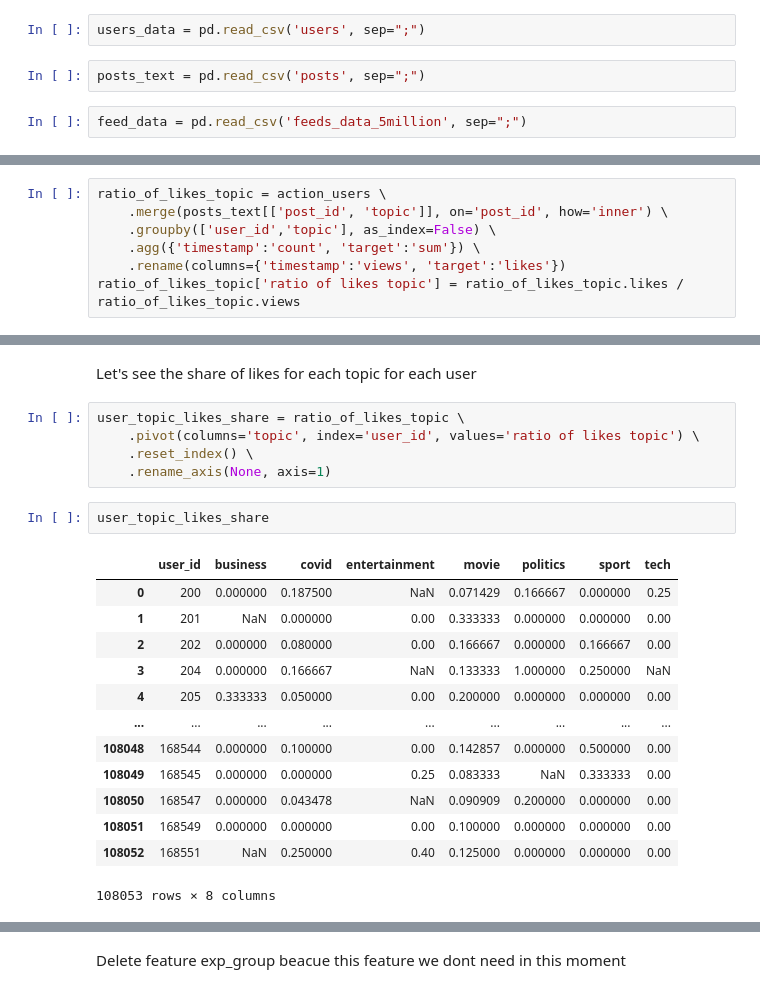
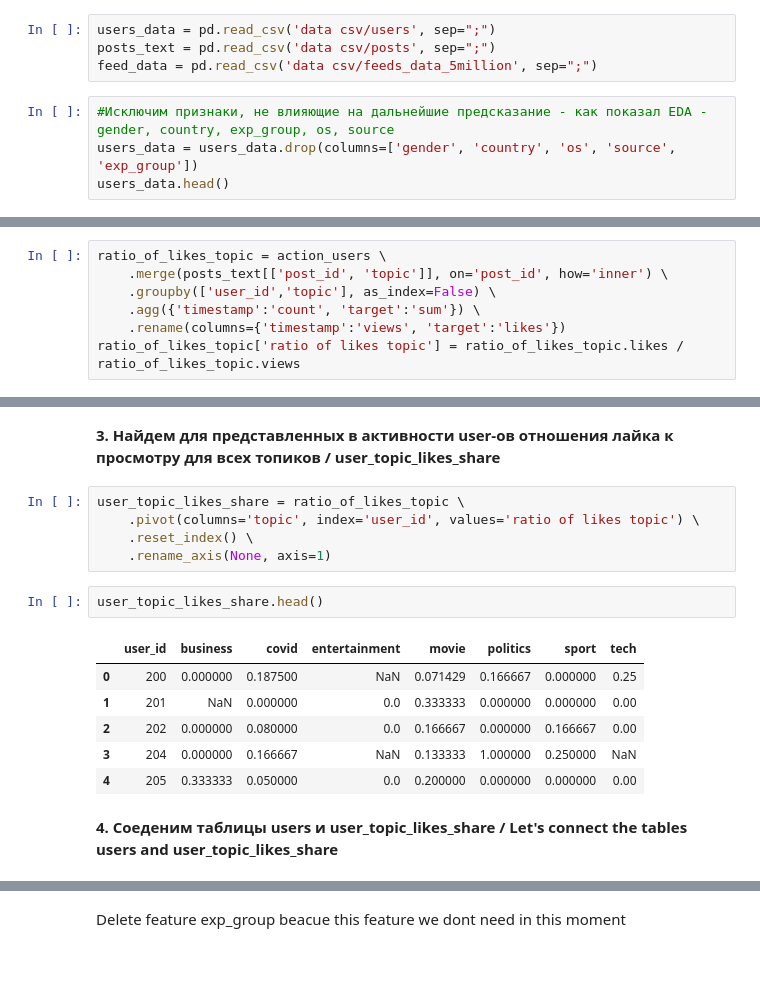
Before and after one commit to ValentinPatrakeev/Recommendation-system-social-network, a Jupyter notebook: 2. Create features.ipynb, the cells around one changed output, grey strips where cells are left out. Drawn from its saved outputs; the diff is of its cells as text; blank space fills up the shorter version.

```diff
--- a/2. Create features.ipynb
+++ b/2. Create features.ipynb
@@ -9,6 +9,8 @@ import numpy as np
 # %%
-users_data = pd.read_csv('users', sep=";")
+users_data = pd.read_csv('data csv/users', sep=";")
+posts_text = pd.read_csv('data csv/posts', sep=";")
+feed_data = pd.read_csv('data csv/feeds_data_5million', sep=";")
-# %%
-posts_text = pd.read_csv('posts', sep=";")
-# %%
-feed_data = pd.read_csv('feeds_data_5million', sep=";")
+# %%
+#Исключим признаки, не влияющие на дальнейшие предсказание - как показал EDA - gender, country, exp_group, os, source
+users_data = users_data.drop(columns=['gender', 'country', 'os', 'source', 'exp_group'])
+users_data.head()
@@ -85,24 +83,19 @@ ratio_of_likes_topic
 # %% [markdown]
-Let's see the share of likes for each topic for each user
+**3. Найдем для представленных в активности user-ов отношения лайка к просмотру для всех топиков / user_topic_likes_share**
 # %%
 user_topic_likes_share = ratio_of_likes_topic \
     .pivot(columns='topic', index='user_id', values='ratio of likes topic') \
     .reset_index() \
     .rename_axis(None, axis=1)
 # %%
-user_topic_likes_share
+user_topic_likes_share.head()
 # %% [output]
 |  | user_id | business | covid | entertainment | movie | politics | sport | tech |
 | 0 | 200 | 0.000000 | 0.187500 | NaN | 0.071429 | 0.166667 | 0.000000 | 0.25 |
-| 1 | 201 | NaN | 0.000000 | 0.00 | 0.333333 | 0.000000 | 0.000000 | 0.00 |
-| 2 | 202 | 0.000000 | 0.080000 | 0.00 | 0.166667 | 0.000000 | 0.166667 | 0.00 |
+| 1 | 201 | NaN | 0.000000 | 0.0 | 0.333333 | 0.000000 | 0.000000 | 0.00 |
+| 2 | 202 | 0.000000 | 0.080000 | 0.0 | 0.166667 | 0.000000 | 0.166667 | 0.00 |
 | 3 | 204 | 0.000000 | 0.166667 | NaN | 0.133333 | 1.000000 | 0.250000 | NaN |
-| 4 | 205 | 0.333333 | 0.050000 | 0.00 | 0.200000 | 0.000000 | 0.000000 | 0.00 |
-| ... | ... | ... | ... | ... | ... | ... | ... | ... |
-| 108048 | 168544 | 0.000000 | 0.100000 | 0.00 | 0.142857 | 0.000000 | 0.500000 | 0.00 |
-| 108049 | 168545 | 0.000000 | 0.000000 | 0.25 | 0.083333 | NaN | 0.333333 | 0.00 |
-| 108050 | 168547 | 0.000000 | 0.043478 | NaN | 0.090909 | 0.200000 | 0.000000 | 0.00 |
-| 108051 | 168549 | 0.000000 | 0.000000 | 0.00 | 0.100000 | 0.000000 | 0.000000 | 0.00 |
-| 108052 | 168551 | NaN | 0.250000 | 0.40 | 0.125000 | 0.000000 | 0.000000 | 0.00 |
+| 4 | 205 | 0.333333 | 0.050000 | 0.0 | 0.200000 | 0.000000 | 0.000000 | 0.00 |
-108053 rows × 8 columns
+# %% [markdown]
+**4. Соеденим таблицы users и user_topic_likes_share / Let's connect the tables users and user_topic_likes_share**
 # %%
```
Also changed, not shown: parts of 94 cells of this notebook, 1 other file.
